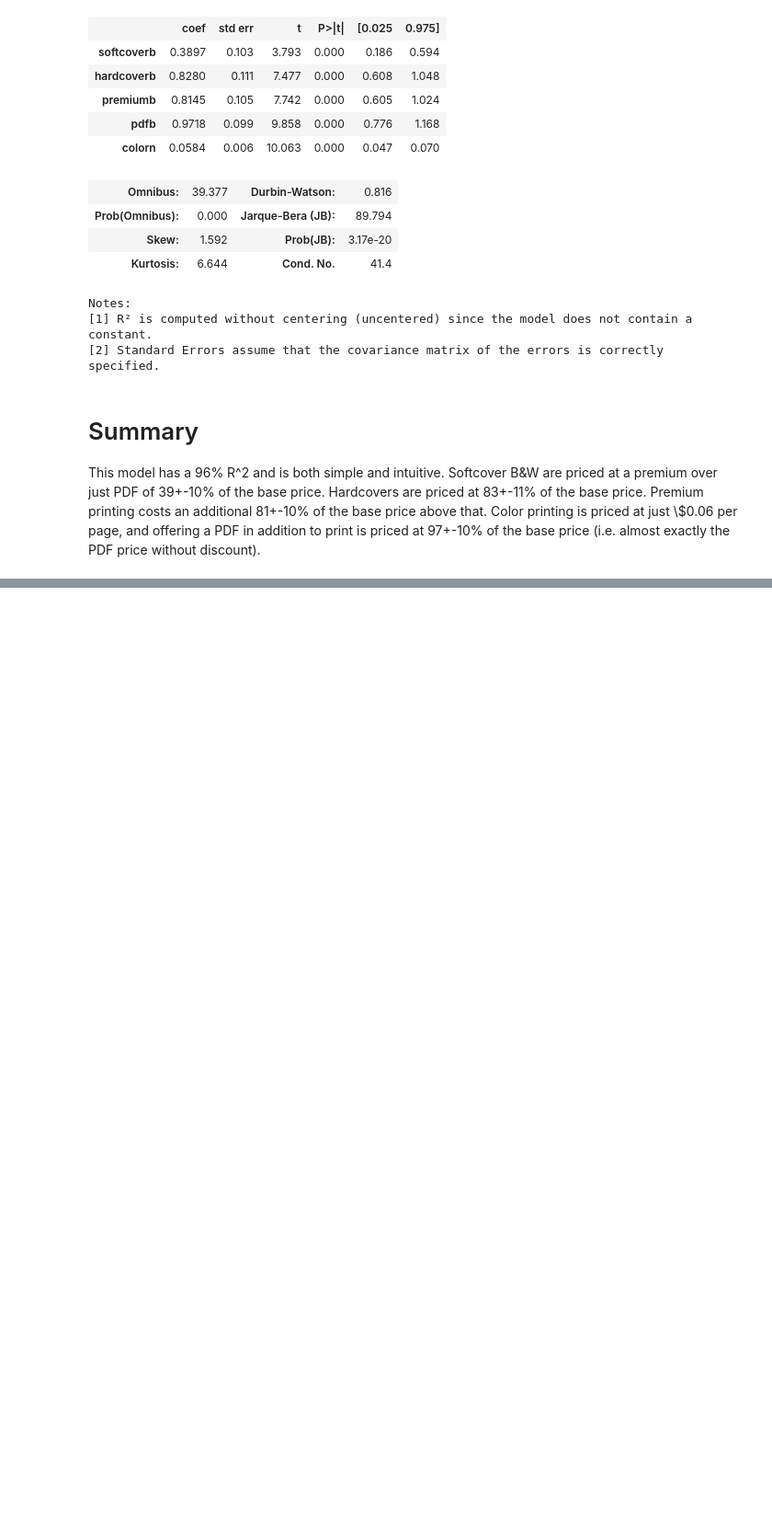
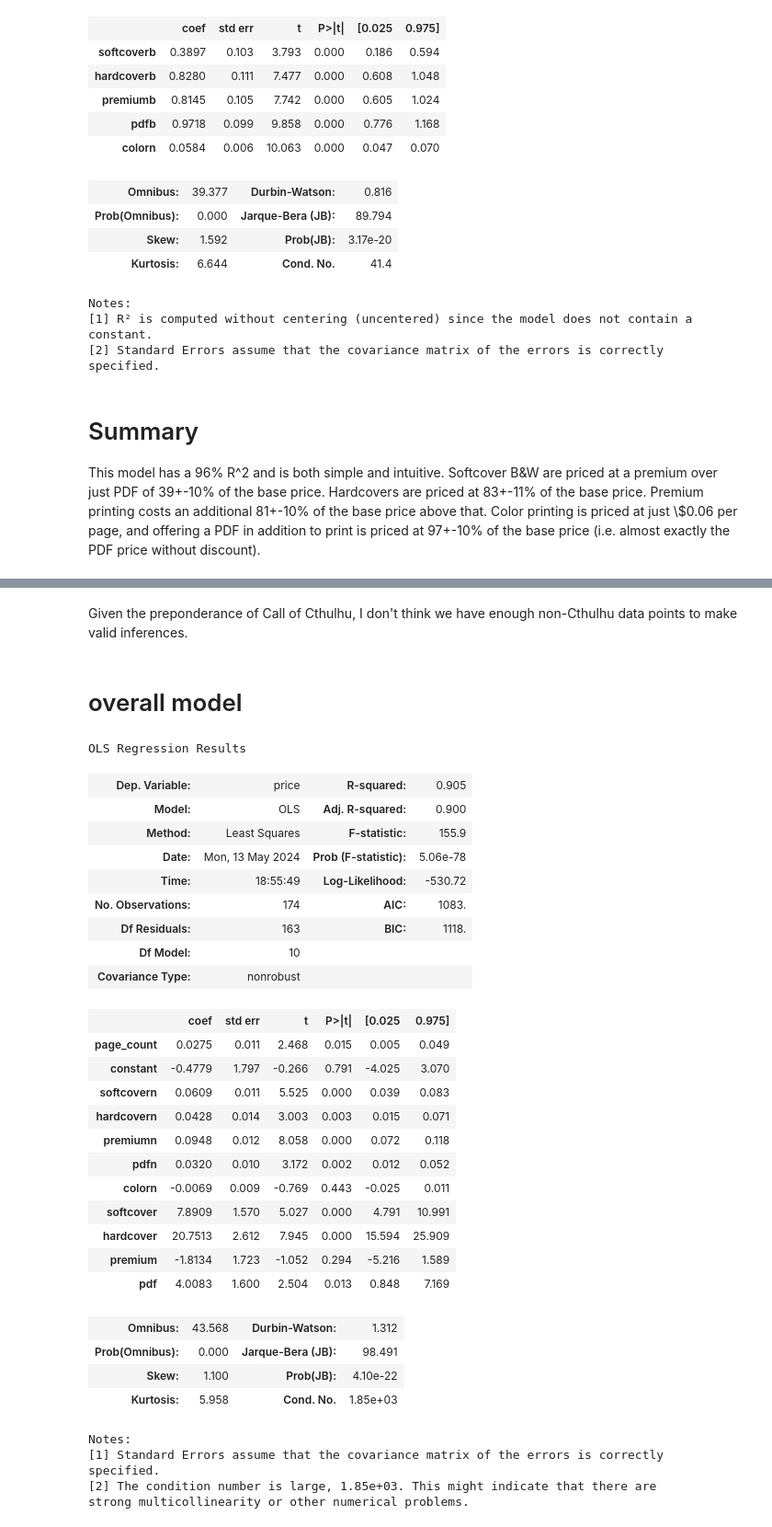
Before and after one commit to thomasbogue/drivethru_scraper, a Jupyter notebook: format_analysis.ipynb, the cells around one changed output, grey strips where cells are left out. Shown at 92% size. Cells and saved outputs as stored; diff of their text form; code cells hidden in the pictures; blank space fills up the shorter version.

Commit message:
added base price model

```diff
--- a/format_analysis.ipynb
+++ b/format_analysis.ipynb
@@ -326,0 +413,38 @@ This model has a 96% R^2 and is both simple and intuitive.  Softcover B&W are pr
+# %% [markdown]
+Given the preponderance of Call of Cthulhu, I don't think we have enough non-Cthulhu data points to make valid inferences.
+# %% [markdown]
+# overall model
+# %%
+pricing_m = statsmodels.api.OLS(df['price'], df2[['page_count', 'constant', 'softcovern', "hardcovern", "premiumn", "pdfn", "colorn", 'softcover', 'hardcover', 'premium', 'pdf']]).fit()
+pricing_m.summary()
+# %% [output]
+OLS Regression Results
+| Dep. Variable: | price | R-squared: | 0.905 |
+| Model: | OLS | Adj. R-squared: | 0.900 |
+| Method: | Least Squares | F-statistic: | 155.9 |
+| Date: | Mon, 13 May 2024 | Prob (F-statistic): | 5.06e-78 |
+| Time: | 18:55:49 | Log-Likelihood: | -530.72 |
+| No. Observations: | 174 | AIC: | 1083. |
+| Df Residuals: | 163 | BIC: | 1118. |
+| Df Model: | 10 |  |  |
+| Covariance Type: | nonrobust |  |  |
+|  | coef | std err | t | P>|t| | [0.025 | 0.975] |
+| page_count | 0.0275 | 0.011 | 2.468 | 0.015 | 0.005 | 0.049 |
+| constant | -0.4779 | 1.797 | -0.266 | 0.791 | -4.025 | 3.070 |
+| softcovern | 0.0609 | 0.011 | 5.525 | 0.000 | 0.039 | 0.083 |
+| hardcovern | 0.0428 | 0.014 | 3.003 | 0.003 | 0.015 | 0.071 |
+| premiumn | 0.0948 | 0.012 | 8.058 | 0.000 | 0.072 | 0.118 |
+| pdfn | 0.0320 | 0.010 | 3.172 | 0.002 | 0.012 | 0.052 |
+| colorn | -0.0069 | 0.009 | -0.769 | 0.443 | -0.025 | 0.011 |
+| softcover | 7.8909 | 1.570 | 5.027 | 0.000 | 4.791 | 10.991 |
+| hardcover | 20.7513 | 2.612 | 7.945 | 0.000 | 15.594 | 25.909 |
+| premium | -1.8134 | 1.723 | -1.052 | 0.294 | -5.216 | 1.589 |
+| pdf | 4.0083 | 1.600 | 2.504 | 0.013 | 0.848 | 7.169 |
+| Omnibus: | 43.568 | Durbin-Watson: | 1.312 |
+| Prob(Omnibus): | 0.000 | Jarque-Bera (JB): | 98.491 |
+| Skew: | 1.100 | Prob(JB): | 4.10e-22 |
+| Kurtosis: | 5.958 | Cond. No. | 1.85e+03 |
+Notes:
+[1] Standard Errors assume that the covariance matrix of the errors is correctly specified.
+[2] The condition number is large, 1.85e+03. This might indicate that there are
+strong multicollinearity or other numerical problems.
```
Also changed, not shown: parts of 15 cells of this notebook, 1 other file.
